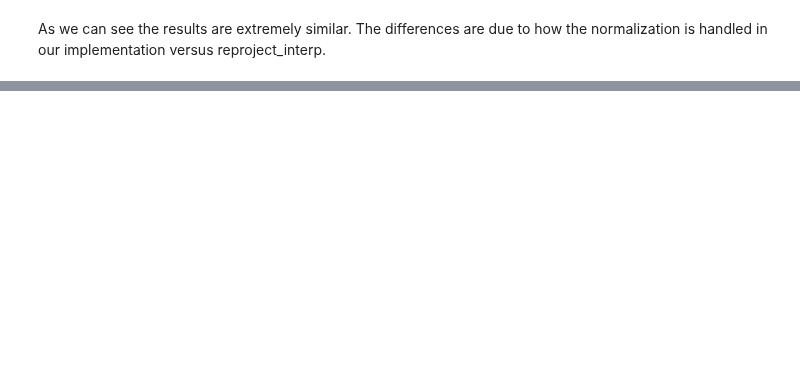
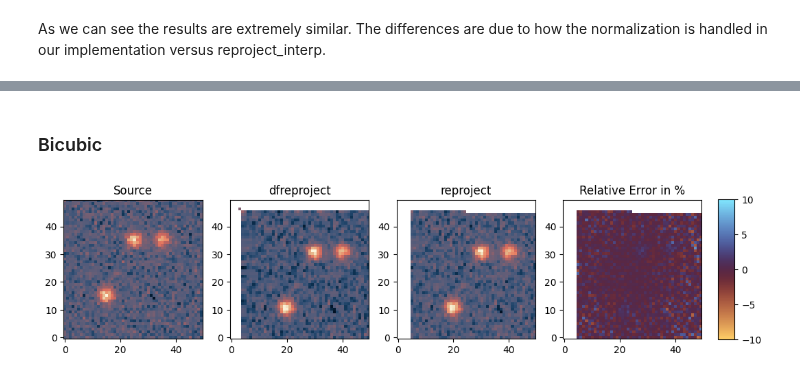
Before and after one commit to stevenrjanssens/dfreproject, a Jupyter notebook: demo/reprojection-comparison-mini.ipynb, the cells around one changed output, grey strips where cells are left out. Cells and saved outputs as stored; diff of their text form; code cells hidden in the pictures; blank space fills up the shorter version.

Commit message:
Additional small updates to paper.md
Got rid of error in reprojection type caasting

```diff
--- a/demo/reprojection-comparison-mini.ipynb
+++ b/demo/reprojection-comparison-mini.ipynb
@@ -56,0 +86,25 @@ As we can see the results are extremely similar. The differences are due to how
+# %% [markdown]
+### Bicubic
+# %%
+reprojected_source_torch = calculate_reprojection(source_hdu, WCS(target_hdu.header), shape_out=target_hdu.data.shape,
+                                                  order="bicubic")
+reprojected_source_reproj = reproject_interp(source_hdu, target_hdu.header,order='bicubic')[0]
+fig, axs = plt.subplots(1, 4, figsize=(12,6))
+axs[0].imshow(source_hdu.data, origin='lower', cmap=cmc.lipari)
+axs[0].set_title('Source')
+
+im1 = axs[1].imshow(reprojected_source_torch, origin='lower', cmap=cmc.lipari)
+axs[1].set_title("dfreproject")
+
+im2 = axs[2].imshow(reprojected_source_reproj, origin='lower', cmap=cmc.lipari)
+axs[2].set_title("reproject")
+
+diff_result = 100*(reprojected_source_torch.astype(np.float32)- reprojected_source_reproj.astype(np.float32))/reprojected_source_reproj.astype(np.float32)
+im3 = axs[3].imshow(diff_result, origin='lower', cmap=cmc.managua, vmin=-10, vmax=10)
+axs[3].set_title("Relative Error in %")
+
+cbar_ax = fig.add_axes([0.92, 0.325, 0.02, 0.34])  # [left, bottom, width, height]
+fig.colorbar(im3, cax=cbar_ax)
+plt.show()
+# %% [output]
+[figure, added]
```
Also changed, not shown: parts of 7 cells of this notebook, 3 other files.
